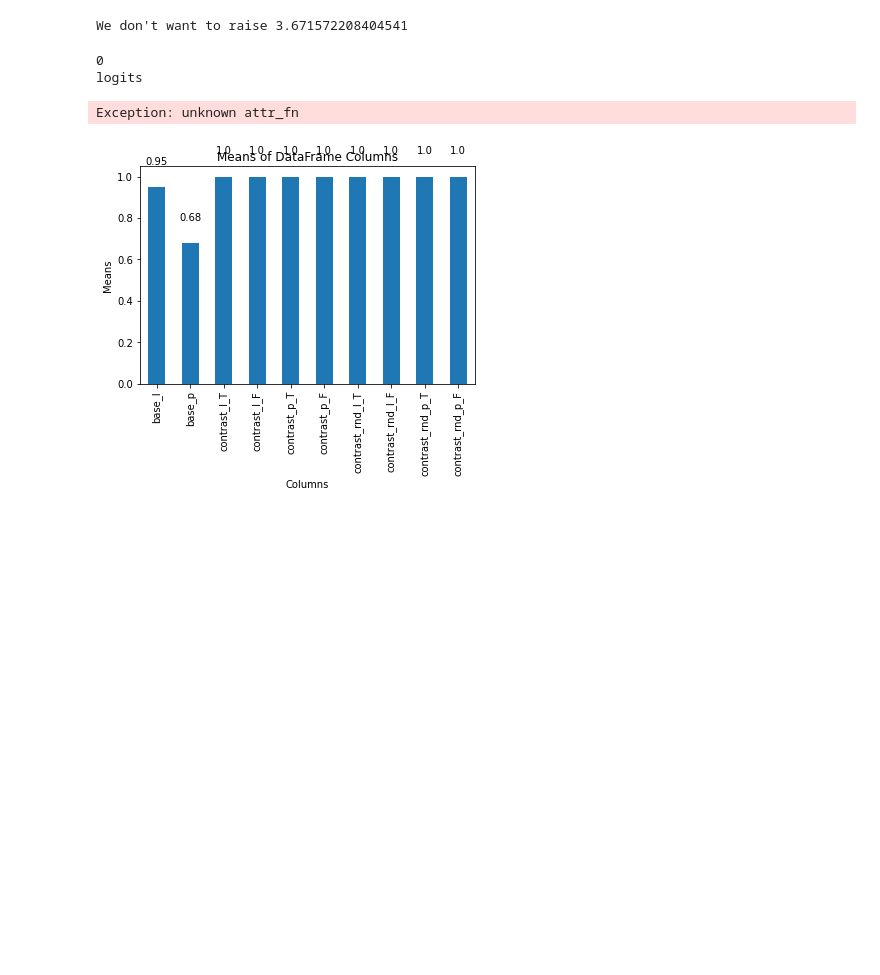
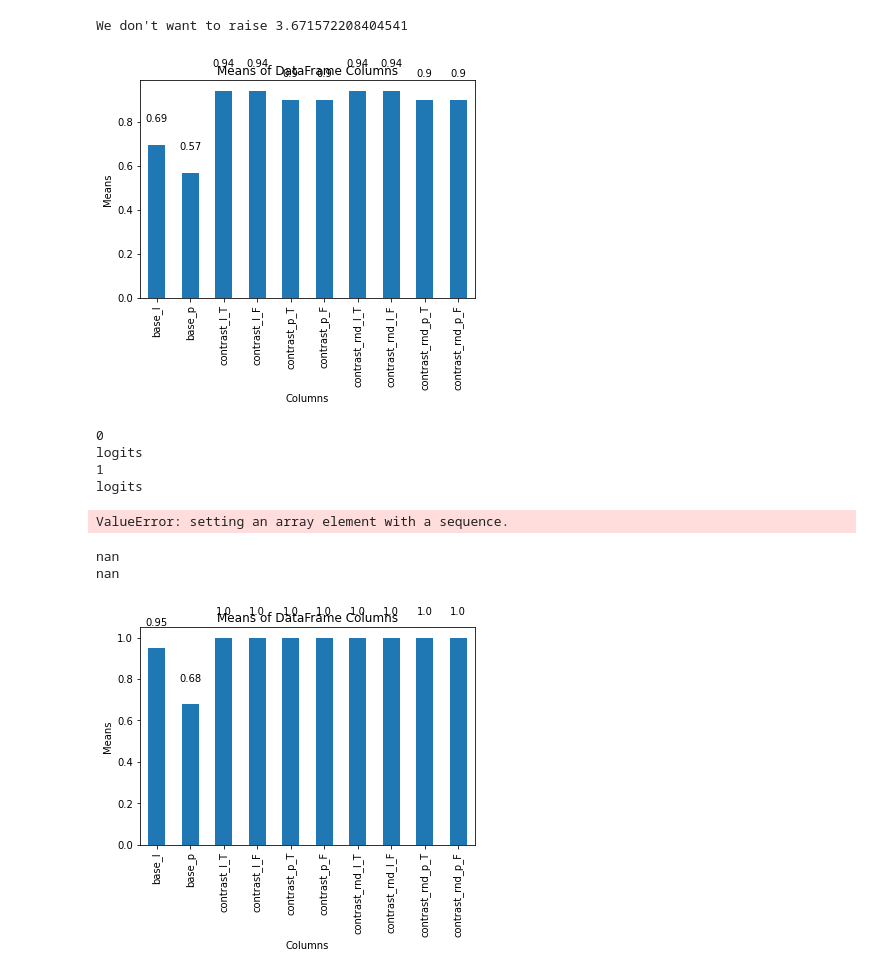
Before and after one commit to JanAthmer/Baseline_clusters, a Jupyter notebook: Notebook.ipynb, the cells around one changed output. Saved outputs shown, nothing was run; the diff lists cells and outputs as text; code cells hidden in the pictures; blank space fills up the shorter version.

Commit message:
occlusion runs using inseq

```diff
--- a/Notebook.ipynb
+++ b/Notebook.ipynb
@@ -163,9 +163,9 @@ We don't want to raise 3.671572208404541
 # %%
 #@title #**Loop through 'ANY' NPI and give MRR**
 import torch
-explanation = "lime" #"input_x_gradient", "integrated_gradients", "lime", "deeplift", "gradient_shap","discretized_integrated_gradients"
+explanation = "occlusion" #"input_x_gradient", "integrated_gradients", "lime", "deeplift", "gradient_shap","discretized_integrated_gradients"
 attributed_fns = ["logit","probability"] #@param ["logit", "probability", "entropy", "crossentropy", "perplexity", "pcxmi", "kl_divergence", "in_context_pvi", "mc_dropout_prob_avg", "top_p_size"]
-revs = ["True", "False"]
+revs = ["False","True"]
 # normalize = ["True", "False"]
 
 model_inseq = inseq.load_model("gpt2", explanation)
@@ -197,9 +197,7 @@ for attributed_fn in attributed_fns:
         contrast_attributed_fn = "contrast_prob_diff"
 
     for rev in revs:
-        i += 1
-        print(i)
-#         for index, row in dataframe_npi.iterrows():
+#         for index, row in dataframe_dna.iterrows():
 #             print(index)
 #             sentence = row["one_prefix_prefix"]
 #             target = row["one_prefix_word_good"]
@@ -208,7 +206,7 @@ for attributed_fn in attributed_fns:
 
         for sentence in sentences:
             i += 1
-
+            print(i)
             target = "any"
             foil = "some"
             foil_rnd = "hello"
@@ -263,9 +261,14 @@ for attributed_fn in attributed_fns:
             contrastive_tensor = contrast[0].target_attributions
             contrastive_rnd_tensor = contrast_rnd[0].target_attributions
 
-            baseline_att = base_tensor.sum(axis = 2)
-            contrast_att = contrastive_tensor.sum(axis = 2)
-            contrast_rnd_att = contrastive_rnd_tensor.sum(axis = 2)
+#             baseline_att = base_tensor.sum(axis = 2)
+#             contrast_att = contrastive_tensor.sum(axis = 2)
+#             contrast_rnd_att = contrastive_rnd_tensor.sum(axis = 2)
+
+# ERASURE:
+            baseline_att = base_tensor
+            contrast_att = contrastive_tensor
+            contrast_rnd_att = contrastive_rnd_tensor
 
             baseline_att = torch.flatten(baseline_att[~torch.any(baseline_att.isnan(),dim=1)]).numpy()
             contrast_att = torch.flatten(contrast_att[~torch.any(contrast_att.isnan(),dim=1)]).numpy()
@@ -304,12 +307,33 @@ for attributed_fn in attributed_fns:
 
 
 
+
 results = {'base_l':base_l,'base_p':base_p,'contrast_l_T':contrast_l_T,'contrast_l_F':contrast_l_F,'contrast_p_T':contrast_p_T,
            'contrast_p_F':contrast_p_F,'contrast_rnd_l_T':contrast_rnd_l_T,'contrast_rnd_l_F':contrast_rnd_l_F,'contrast_rnd_p_T':contrast_rnd_p_T
            ,'contrast_rnd_p_F':contrast_rnd_p_F}
 
 dataframe_results_inputx = pd.DataFrame(data=results)
-dataframe_results_inputx.to_csv('erasure_all_any.csv', index=False)
+dataframe_results_inputx.to_csv('occlusion_all_any.csv', index=False)
+# %%
+# Calculate means
+import pandas as pd
+import matplotlib.pyplot as plt
+
+means = dataframe_results_inputx.mean()
+
+# Plot means
+ax = means.plot(kind='bar')
+plt.xlabel('Columns')
+plt.ylabel('Means')
+plt.title('Means of DataFrame Columns')
+
+# Annotate bars with values
+for i, v in enumerate(means):
+    ax.text(i, v + 0.1, str(round(v, 2)), ha='center', va='bottom')
+
+plt.show()
+# %% [output]
+[figure, added]
 # %%
 #@title #**Loop through 'ANY' NPI and give MRR**
 attributed_fns = ["logit","probability"] #@param ["logit", "probability", "entropy", "crossentropy", "perplexity", "pcxmi", "kl_divergence", "in_context_pvi", "mc_dropout_prob_avg", "top_p_size"]
@@ -435,10 +459,15 @@ dataframe_results_inputx.to_csv('erasure_all_npi.csv', index=False)
 # %% [output]
 0
 logits
+1
+logits
-Exception: unknown attr_fn
+ValueError: setting an array element with a sequence.
 # %%
 print(np.mean(base_l))
 print(np.mean(contrast_l_F))
+# %% [output]
+nan
+nan
 # %%
 # Calculate means
 import pandas as pd
```
Also changed, not shown: parts of 1 cell of this notebook, 3 other files.
